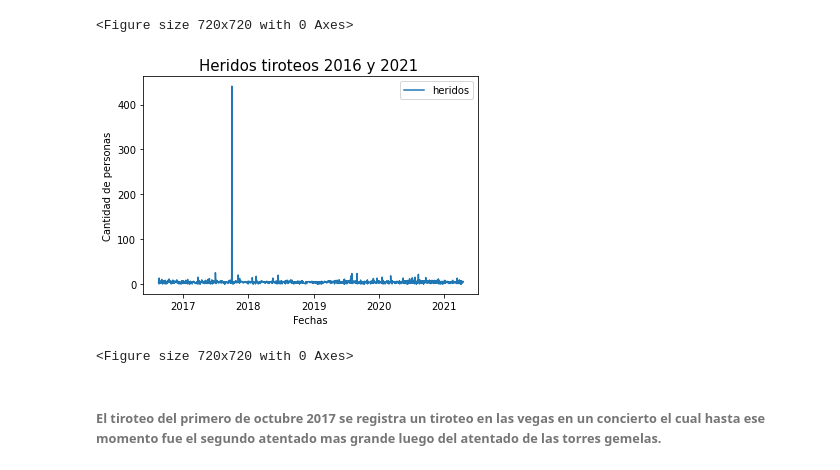
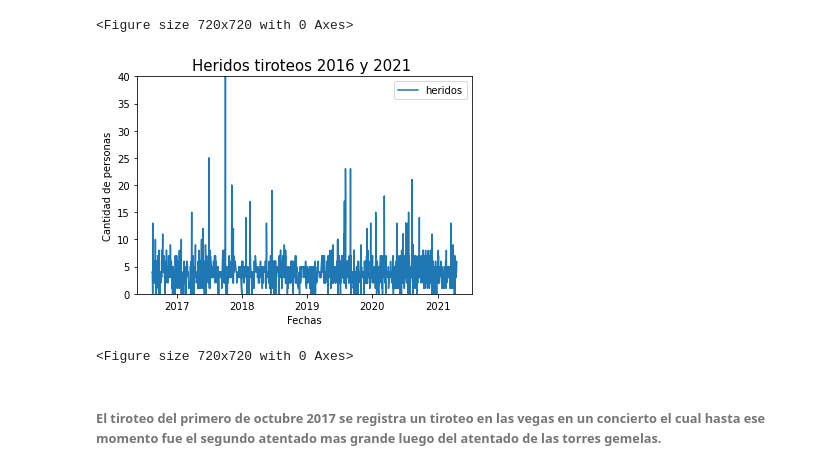
Before and after one commit to panxolopez/proyecto_mineria, a Jupyter notebook: proyecto_data1621.ipynb, the cells around one changed output. Saved outputs shown, nothing was run; the diff lists cells and outputs as text; code cells hidden in the pictures.

```diff
--- a/proyecto_data1621.ipynb
+++ b/proyecto_data1621.ipynb
@@ -78,13 +80,14 @@ plt.show()
 # %%
 plt.plot(df_shooting1['Incident Date'],df_shooting1['# Injured'],label="heridos")
 plt.title("Heridos tiroteos 2016 y 2021 ",fontsize=15)
+plt.ylim(0, 40)
 plt.xlabel("Fechas",fontsize=10)
 plt.ylabel("Cantidad de personas",fontsize=10)
 plt.legend()
 plt.figure(figsize=(10,10))
 plt.show()
 # %% [output]
-[figure, old version]
+[figure, new version]
 <Figure size 720x720 with 0 Axes>
 # %% [markdown]
 ###### El tiroteo del primero de octubre 2017 se registra un tiroteo en las vegas en un concierto el cual hasta ese momento fue el segundo atentado mas grande luego del atentado de las torres gemelas.
```
Also changed, not shown: parts of 13 cells of this notebook.
